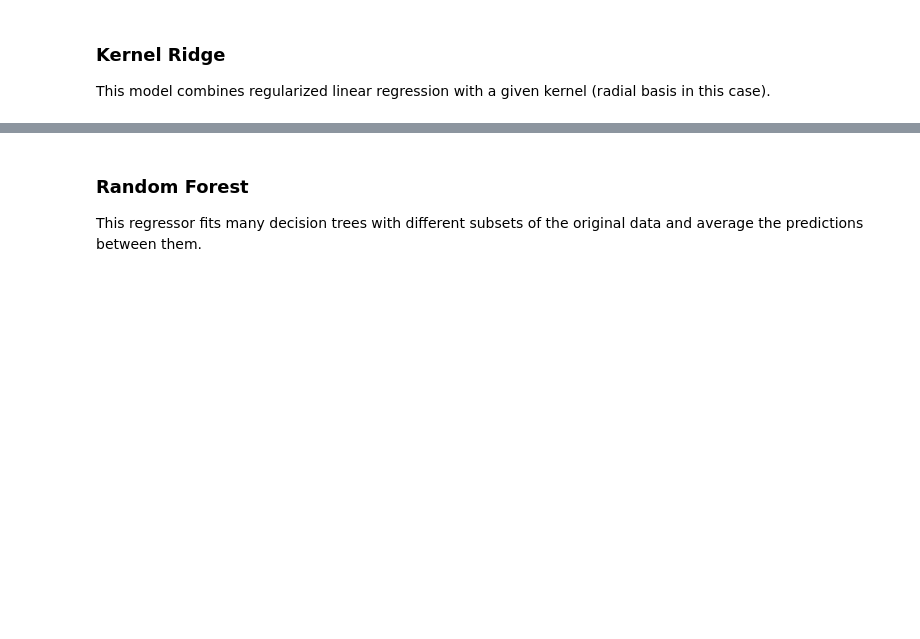
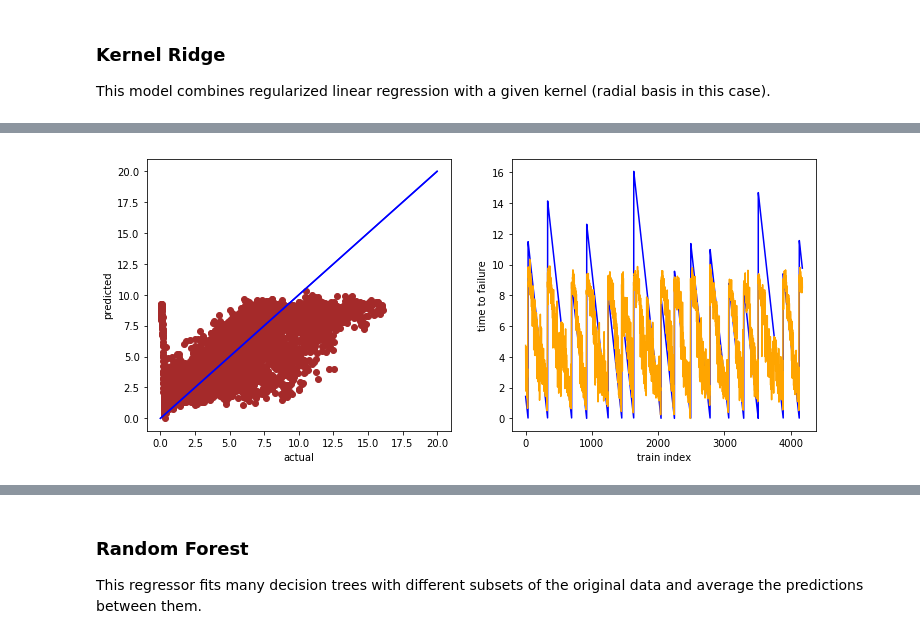
Before and after one commit to ricarddelgado/lanl-earthquake-kaggle, a Jupyter notebook: LANL Master notebook.ipynb, the cells around one changed output, grey strips where cells are left out. Drawn from its saved outputs; the diff is of its cells as text; code cells hidden in the pictures; blank space fills up the shorter version.

```diff
--- a/LANL Master notebook.ipynb
+++ b/LANL Master notebook.ipynb
@@ -139,8 +174,7 @@ Reading hdf files:Done
 ## Scale data
 # %%
 alldata = pd.concat([X_tr, X_test])
-#scaler = StandardScaler()
-scaler = RobustScaler()
+scaler = StandardScaler()
 alldata = pd.DataFrame(scaler.fit_transform(alldata), columns=alldata.columns)
 X_train_scaled = alldata[:X_tr.shape[0]]
 X_test_scaled = alldata[X_tr.shape[0]:]
@@ -502,5 +532,28 @@ CV mean score: 1.9702, std: 0.0843.
+# %%
+force_positive = True
+# %%
+gpi_comparison = pd.DataFrame(columns=['activation', 'mean_score', 'std_score'])
 # %%
+params_gpi = {
+    'activation':'tanh'
+}
+oof_gpi, prediction_gpi, score_mean_gpi, score_std_gpi = train_model(X=X_train_scaled,
+                                                                     X_test=X_test_scaled,
+                                                                     y=y_tr,
+                                                                     folds=folds_models,
+                                                                     model_type='gpi',
+                                                                     params=params_gpi,
+                                                                     show_scatter=True,
+                                                                     force_positive=force_positive)
+
+gpi_comparison = gpi_comparison.append({'activation': params_gpi['activation'],
+                                        'mean_score': score_mean_gpi,
+                                        'std_score': score_std_gpi
+                                       },
+                                       ignore_index=True)
+
 evaluation = pd.DataFrame(dtype=np.float64)
 submission = pd.read_csv('../input/sample_submission.csv', index_col='seg_id')
-submission['time_to_failure'] = prediction_gdi
-submission.to_csv('../output/submission_gdi.csv')
+submission['time_to_failure'] = prediction_gpi
+submission.to_csv('../output/submission_gpi_tanh.csv')
+# %% [output]
@@ -506,0 +566 @@ submission.to_csv('../output/submission_gdi.csv')
+[figure, added]
```
Also changed, not shown: parts of 17 cells of this notebook, 3 other files.
